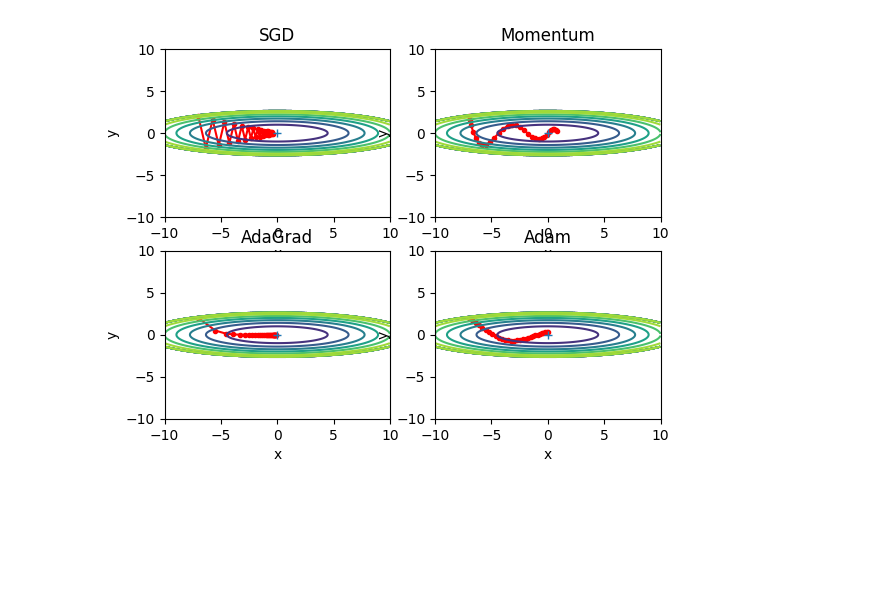
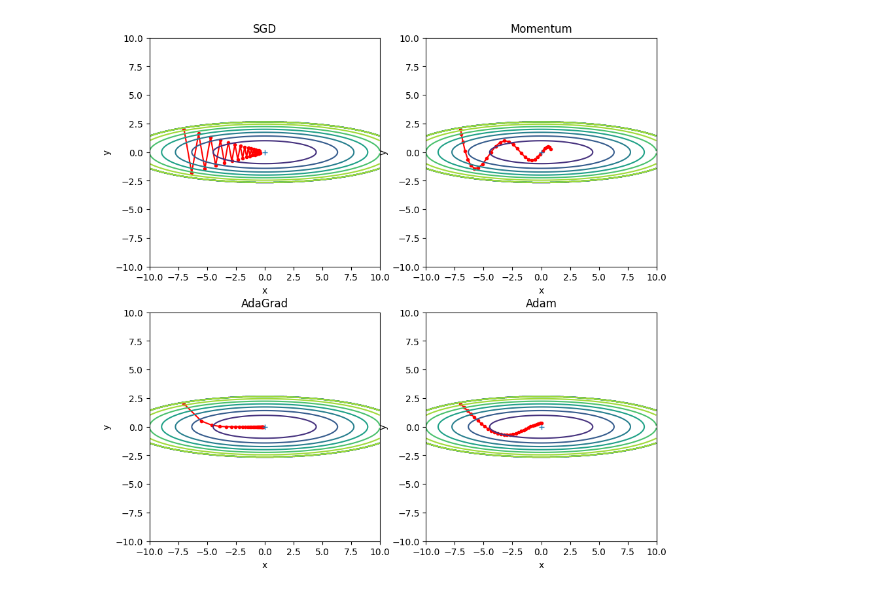
Before and after one commit to chanship72/deepbottom, a Jupyter notebook: chapter6/report_compare_optimizer.ipynb, the cells around one changed output. Saved outputs shown, nothing was run; the diff lists cells and outputs as text; code cells hidden in the pictures; blank space fills up the shorter version.

```diff
--- a/chapter6/report_compare_optimizer.ipynb
+++ b/chapter6/report_compare_optimizer.ipynb
@@ -29,6 +29,7 @@ optimizers["AdaGrad"] = AdaGrad(lr=1.5)
 optimizers["Adam"] = Adam(lr=0.3)
 
 idx = 1
+plt.figure(figsize=(10, 10))
 
 for key in optimizers:
     optimizer = optimizers[key]
@@ -41,32 +42,31 @@ for key in optimizers:
         y_history.append(params['y'])
 
         grads['x'], grads['y'] = df(params['x'], params['y'])
         optimizer.update(params, grads)
 
     x = np.arange(-10, 10, 0.01)
     y = np.arange(-5, 5, 0.01)
 
     X, Y = np.meshgrid(x, y)
     Z = f(X, Y)
 
     # 외곽선 단순화
     mask = Z > 7
     Z[mask] = 0
-
     # 그래프 그리기
     plt.subplot(2, 2, idx)
     idx += 1
     plt.plot(x_history, y_history, '.-', color="red")
     plt.contour(X, Y, Z)
     plt.ylim(-10, 10)
     plt.xlim(-10, 10)
     plt.plot(0, 0, '+')
     # colorbar()
     # spring()
     plt.title(key)
     plt.xlabel("x")
     plt.ylabel("y")
 
 plt.show()
 # %% [output]
-[figure, old version]
+[figure, new version]
```
Also changed, not shown: 2 other files.
